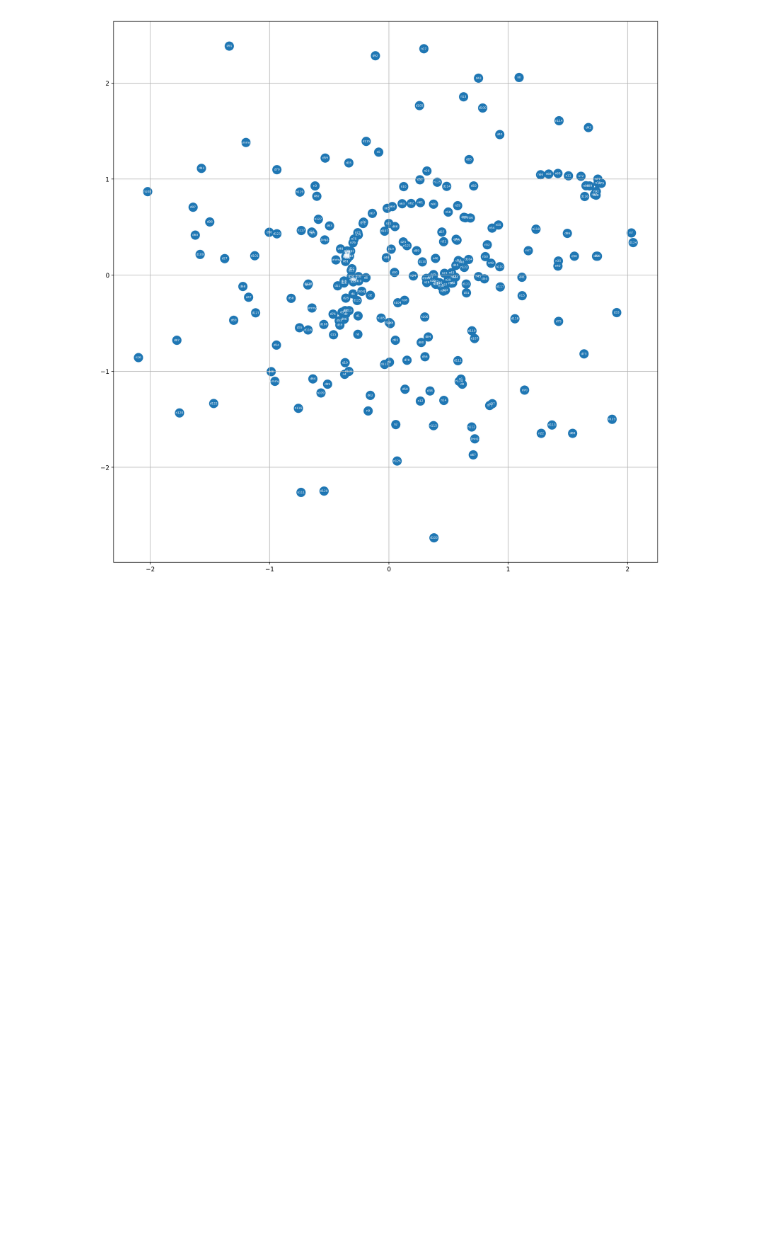
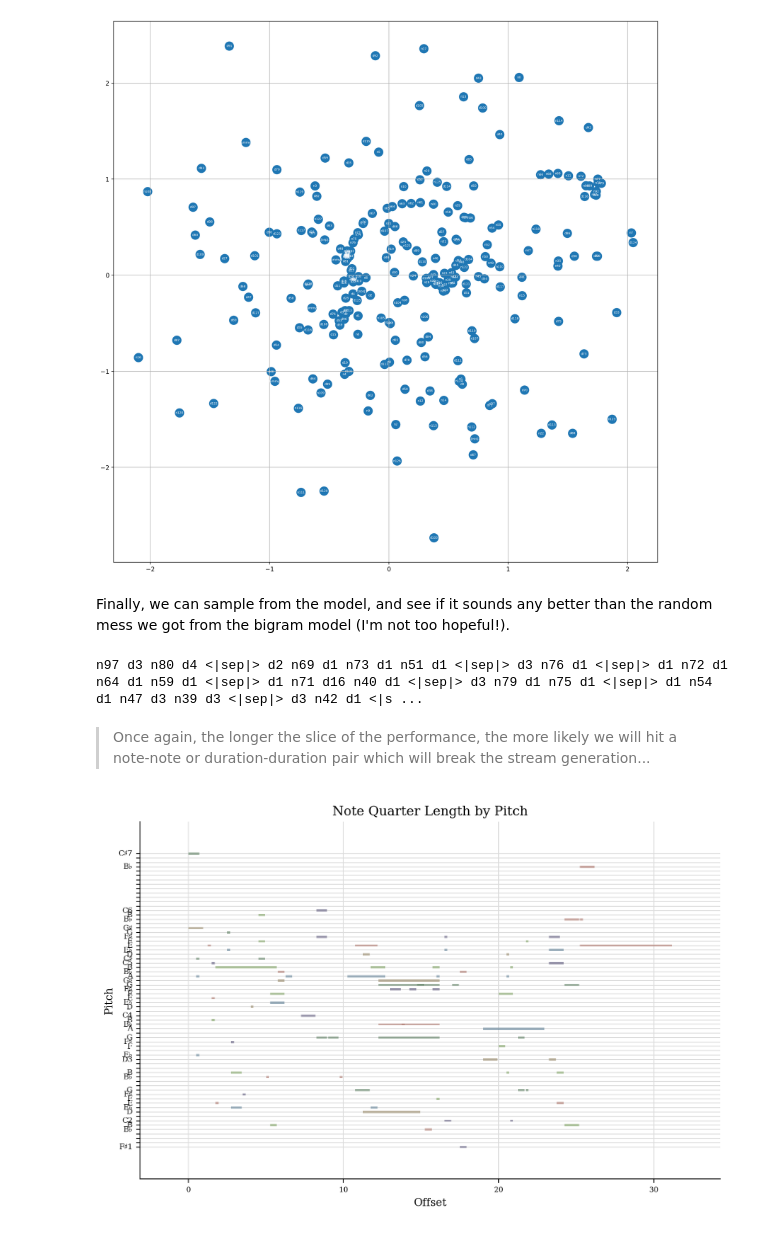
Before and after one commit to Ryan-Palmer/MIDIGen, a Jupyter notebook: src/2 - Batches.ipynb, the cells around one changed output. Cells and saved outputs as stored; diff of their text form; code cells hidden in the pictures; blank space fills up the shorter version.

```diff
--- a/src/2 - Batches.ipynb
+++ b/src/2 - Batches.ipynb
@@ -596,3 +598,34 @@ for i in range(vocab.size):
 plt.grid('minor')
 # %% [output]
 [figure]
+# %% [markdown]
+Finally, we can sample from the model, and see if it sounds any better than the random mess we got from the bigram model (I'm not too hopeful!).
+# %%
+# Sampling from the model
+number_of_performances = 1
+g = torch.Generator(device=device).manual_seed(2147483647 + 10)
+
+for _ in range(number_of_performances):
+    out = []
+    context = [0] * block_size # three sos tokens (never seen?!)
+    while True:
+        emb = C[torch.tensor([context], device=device)]
+        h = torch.tanh(emb.view(1,-1) @ W1 + b1)
+        logits = h @ W2 + b2
+        probs = F.softmax(logits, dim=1)
+        ix = torch.multinomial(probs, num_samples=1, generator=g).item()
+        context = context[1:] + [ix]
+        out.append(ix)
+        if ix == vocab.eos_idx:
+            break
+
+print(vocab.to_tokens(out))
+# %% [output]
+n97 d3 n80 d4 <|sep|> d2 n69 d1 n73 d1 n51 d1 <|sep|> d3 n76 d1 <|sep|> d1 n72 d1 n64 d1 n59 d1 <|sep|> d1 n71 d16 n40 d1 <|sep|> d3 n79 d1 n75 d1 <|sep|> d1 n54 d1 n47 d3 n39 d3 <|sep|> d3 n42 d1 <|s ...
+# %% [markdown]
+> Once again, the longer the slice of the performance, the more likely we will hit a note-note or duration-duration pair which will break the stream generation...
+# %%
+generated_stream = idx_to_stream_enc(np.array(out)[:256], vocab)
+generated_stream.plot()
+# %% [output]
+[figure, added]
```
Also changed, not shown: parts of 7 cells of this notebook.
